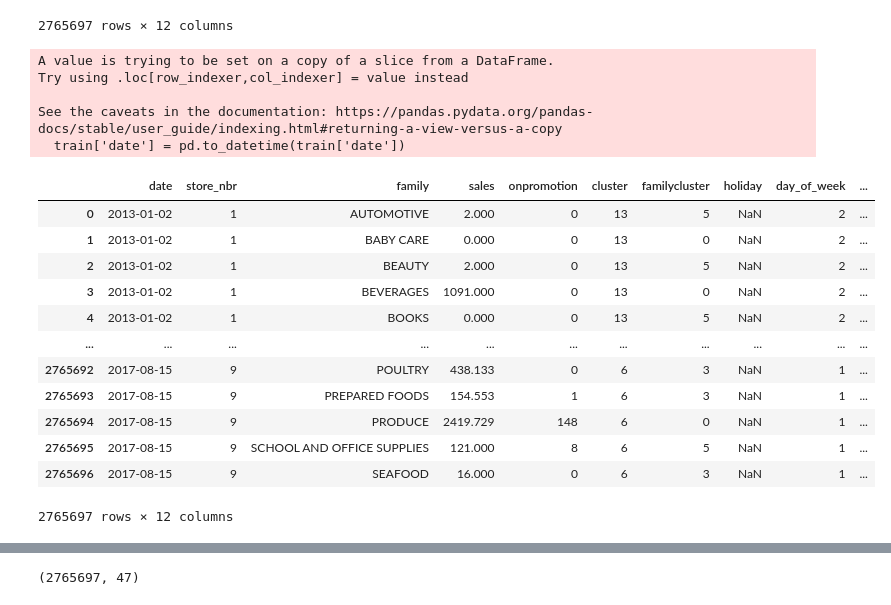
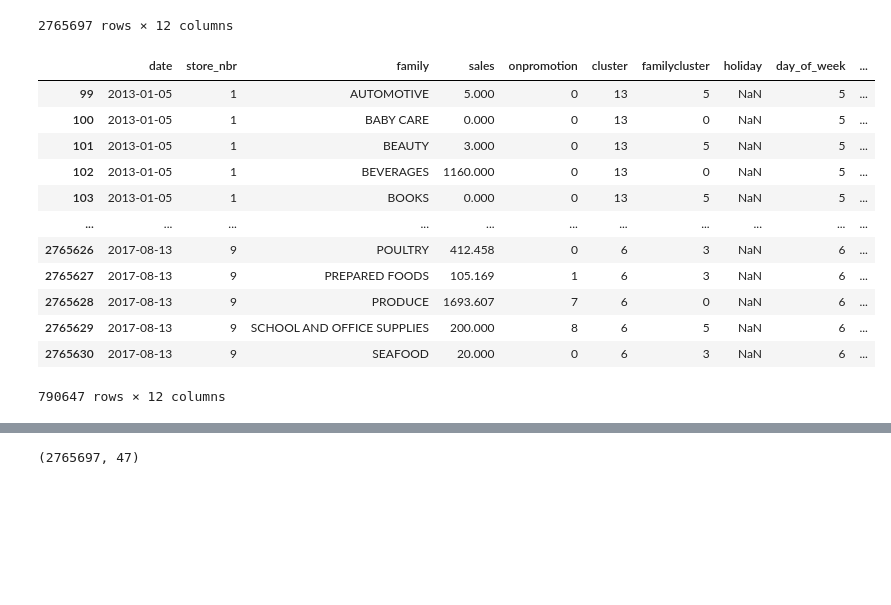
Before and after one commit to coryleroy1/Store-Sales, a Jupyter notebook: Feature Engineering/Feature Engineering.ipynb, the cells around one changed output, grey strips where cells are left out. Cells and saved outputs as stored; diff of their text form; code cells hidden in the pictures; blank space fills up the shorter version.

```diff
--- a/Feature Engineering/Feature Engineering.ipynb
+++ b/Feature Engineering/Feature Engineering.ipynb
@@ -356,27 +356,22 @@ df_train_filtered
 #### combine train ####
 df_train_filtered = train_to_holiday_merge(df_train_shortened, national_holidays_filtered, state_holidays_filtered,local_holidays_filtered)
 df_train_filtered = create_date_features(df_train_filtered)
-df_train_merged = train_to_oil_merge(df_train_filtered, df_oil)
+df_train_merged = train_to_oil_merge(df_train_filtered, new_oil)
 
 df_train_merged = df_train_merged.drop(['id','city','state', 'type'], axis=1)
-
-df_train_merged
-# %% [output]
-A value is trying to be set on a copy of a slice from a DataFrame.
-Try using .loc[row_indexer,col_indexer] = value instead
-
-See the caveats in the documentation: https://pandas.pydata.org/pandas-docs/stable/user_guide/indexing.html#returning-a-view-versus-a-copy
-  train['date'] = pd.to_datetime(train['date'])
-|  | date | store_nbr | family | sales | onpromotion | cluster | familycluster | holiday | day_of_week | ... |
-| 0 | 2013-01-02 | 1 | AUTOMOTIVE | 2.000 | 0 | 13 | 5 | NaN | 2 | ... |
-| 1 | 2013-01-02 | 1 | BABY CARE | 0.000 | 0 | 13 | 0 | NaN | 2 | ... |
-| 2 | 2013-01-02 | 1 | BEAUTY | 2.000 | 0 | 13 | 5 | NaN | 2 | ... |
-| 3 | 2013-01-02 | 1 | BEVERAGES | 1091.000 | 0 | 13 | 0 | NaN | 2 | ... |
-| 4 | 2013-01-02 | 1 | BOOKS | 0.000 | 0 | 13 | 5 | NaN | 2 | ... |
-| ... | ... | ... | ... | ... | ... | ... | ... | ... | ... | ... |
-| 2765692 | 2017-08-15 | 9 | POULTRY | 438.133 | 0 | 6 | 3 | NaN | 1 | ... |
-| 2765693 | 2017-08-15 | 9 | PREPARED FOODS | 154.553 | 1 | 6 | 3 | NaN | 1 | ... |
-| 2765694 | 2017-08-15 | 9 | PRODUCE | 2419.729 | 148 | 6 | 0 | NaN | 1 | ... |
-| 2765695 | 2017-08-15 | 9 | SCHOOL AND OFFICE SUPPLIES | 121.000 | 8 | 6 | 5 | NaN | 1 | ... |
-| 2765696 | 2017-08-15 | 9 | SEAFOOD | 16.000 | 0 | 6 | 3 | NaN | 1 | ... |
-2765697 rows × 12 columns
+# %%
+df_train_merged[df_train_merged['oil_price'].isna()]
+# %% [output]
+|  | date | store_nbr | family | sales | onpromotion | cluster | familycluster | holiday | day_of_week | ... |
+| 99 | 2013-01-05 | 1 | AUTOMOTIVE | 5.000 | 0 | 13 | 5 | NaN | 5 | ... |
+| 100 | 2013-01-05 | 1 | BABY CARE | 0.000 | 0 | 13 | 0 | NaN | 5 | ... |
+| 101 | 2013-01-05 | 1 | BEAUTY | 3.000 | 0 | 13 | 5 | NaN | 5 | ... |
+| 102 | 2013-01-05 | 1 | BEVERAGES | 1160.000 | 0 | 13 | 0 | NaN | 5 | ... |
+| 103 | 2013-01-05 | 1 | BOOKS | 0.000 | 0 | 13 | 5 | NaN | 5 | ... |
+| ... | ... | ... | ... | ... | ... | ... | ... | ... | ... | ... |
+| 2765626 | 2017-08-13 | 9 | POULTRY | 412.458 | 0 | 6 | 3 | NaN | 6 | ... |
+| 2765627 | 2017-08-13 | 9 | PREPARED FOODS | 105.169 | 1 | 6 | 3 | NaN | 6 | ... |
+| 2765628 | 2017-08-13 | 9 | PRODUCE | 1693.607 | 7 | 6 | 0 | NaN | 6 | ... |
+| 2765629 | 2017-08-13 | 9 | SCHOOL AND OFFICE SUPPLIES | 200.000 | 8 | 6 | 5 | NaN | 6 | ... |
+| 2765630 | 2017-08-13 | 9 | SEAFOOD | 20.000 | 0 | 6 | 3 | NaN | 6 | ... |
+790647 rows × 12 columns
```
Also changed, not shown: parts of 11 cells of this notebook, 1 other file.
